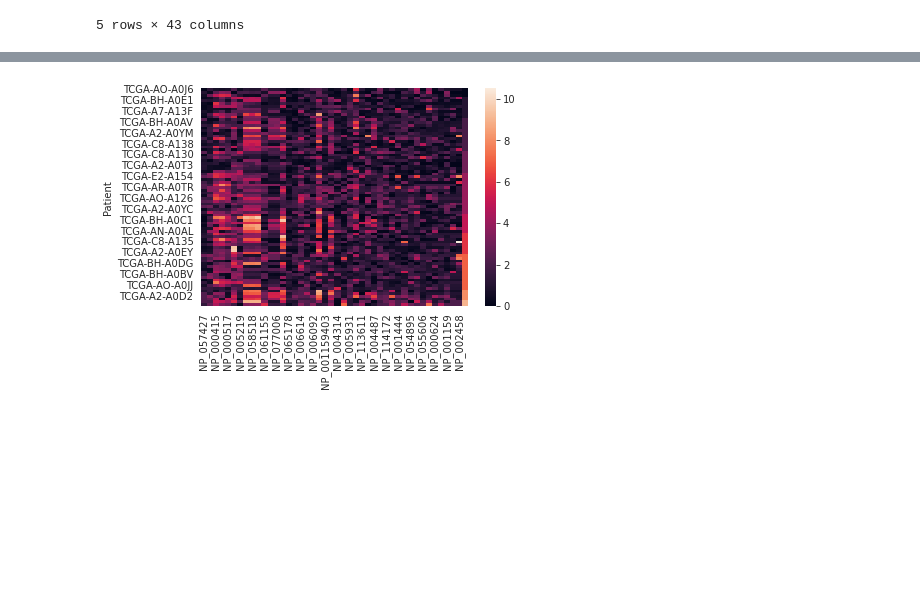
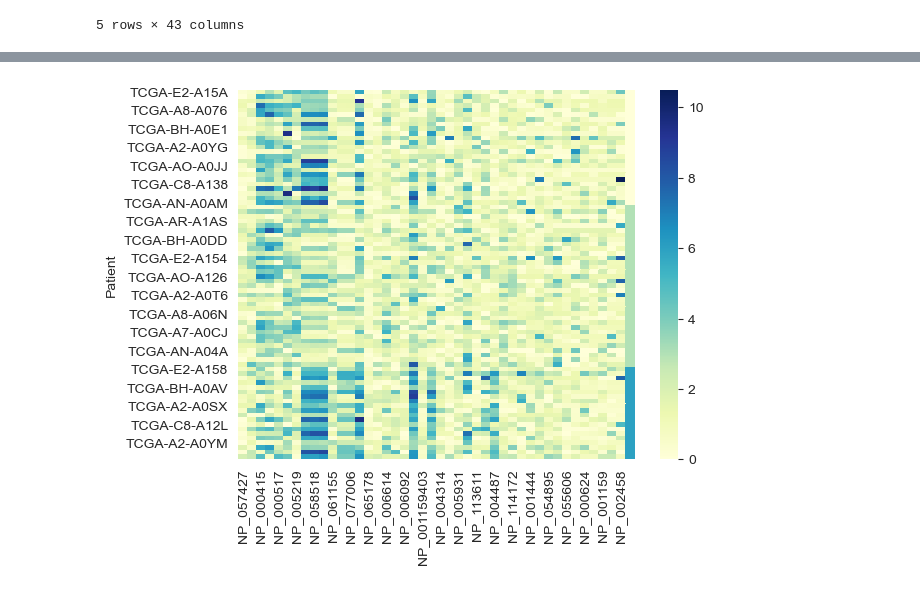
Before and after one commit to Pietro-Gavazzi/linma2472-project, a Jupyter notebook: project4/k_means_example_siqi.ipynb, the cells around one changed output, grey strips where cells are left out. Cells and saved outputs as stored; diff of their text form; code cells hidden in the pictures; blank space fills up the shorter version.

```diff
--- a/project4/k_means_example_siqi.ipynb
+++ b/project4/k_means_example_siqi.ipynb
@@ -273,10 +273,10 @@ Homogeneity score for k == 79: 0.9872
 
 
 ## Visualize data using k==3, show the heatmap of protein expression for the used PAM50 proteins (43 available in our data)
-clusterer_final = KMeans(n_clusters=10)
+clusterer_final = KMeans(n_clusters=3)
 clusterer_final = clusterer_final.fit(processed_numerical_p50_bis)
 processed_p50_plot = pd.DataFrame(processed_numerical_p50_bis)
-processed_p50_plot['KMeans_cluster'] = clusterer_final.labels_
+processed_p50_plot['KMeans_cluster'] = clusterer_final.labels_ * 3
 processed_p50_plot.sort_values('KMeans_cluster',axis=0,inplace=True)
 
 ## Look at the heatmap of protein expression in all patients and look at their assigned cluster
@@ -284,11 +284,11 @@ processed_p50_plot.sort_values('KMeans_cluster',axis=0,inplace=True)
 ## Since each protein has a distinct function in the cell, their levels describe the functional/signaling state the cell is in.
 # %%
 processed_p50_plot.index.name = 'Patient'
-sb.heatmap(np.abs(processed_p50_plot)) ## The x-axis are the PAM50 proteins we used and the right-most column is the cluster marker
+sb.heatmap(np.abs(processed_p50_plot), cmap="YlGnBu") ## The x-axis are the PAM50 proteins we used and the right-most column is the cluster marker
 plt.savefig('cluster.png')
 ## Looks like the clustering works quite decently here!
 
 ## Each cluster means a different molecular signature for each patient. Such patients have different treatment options available
 ## to them!
 # %% [output]
-[figure, old version]
+[figure, new version]
```
Also changed, not shown: parts of 3 cells of this notebook, 1 other file.
